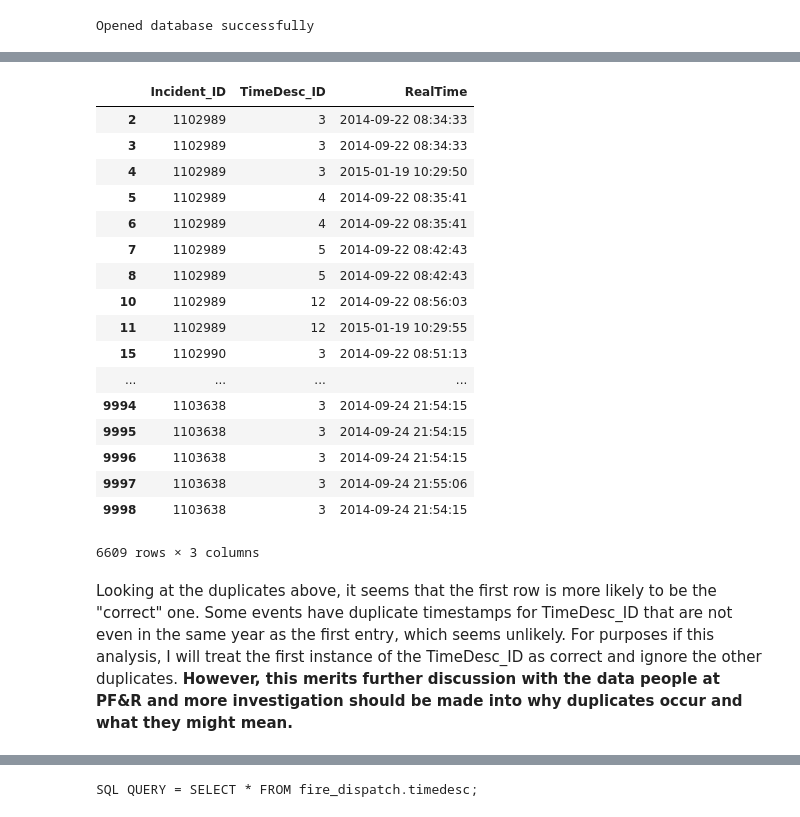
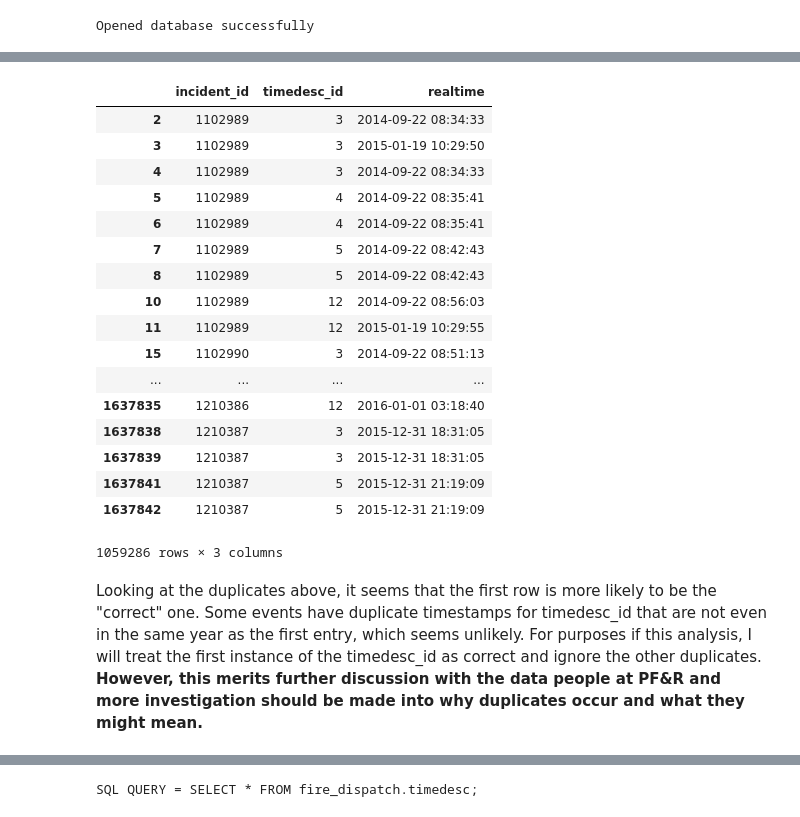
Before and after one commit to sky-t/hack-or-emergency-response, a Jupyter notebook: Fire Dispatch EDA.ipynb, the cells around one changed output, grey strips where cells are left out. Cells and saved outputs as stored; diff of their text form; code cells hidden in the pictures.

```diff
--- a/Fire Dispatch EDA.ipynb
+++ b/Fire Dispatch EDA.ipynb
@@ -49,11 +49,10 @@ def pquery(QUERY):
     except Exception as e:
         print(e.pgerror)
 # %%
-# look at 10K rows of inctimes table first
-QUERY1='''SELECT inctimes."Incident_ID", inctimes."TimeDesc_ID", inctimes."RealTime"
+# look at inctimes table first
+QUERY1='''SELECT inctimes.incident_id, inctimes.timedesc_id, inctimes.realtime
 FROM fire_dispatch.inctimes
-ORDER BY inctimes."Incident_ID", inctimes."TimeDesc_ID"
-LIMIT 10000;
+ORDER BY inctimes.incident_id, inctimes.timedesc_id;
 '''
 # %%
 df1 = pquery(QUERY1)
@@ -119,12 +114,12 @@ df1.duplicated(['Incident_ID','TimeDesc_ID'],keep = False)
 dtype: bool
 # %%
 # print only rows where a duplicate incident_id/timedesc_id pair exists
-df1[df1.duplicated(['Incident_ID','TimeDesc_ID'],keep = False)]
+df1[df1.duplicated(['incident_id','timedesc_id'],keep = False)]
 # %% [output]
-|  | Incident_ID | TimeDesc_ID | RealTime |
+|  | incident_id | timedesc_id | realtime |
 | 2 | 1102989 | 3 | 2014-09-22 08:34:33 |
-| 3 | 1102989 | 3 | 2014-09-22 08:34:33 |
-| 4 | 1102989 | 3 | 2015-01-19 10:29:50 |
+| 3 | 1102989 | 3 | 2015-01-19 10:29:50 |
+| 4 | 1102989 | 3 | 2014-09-22 08:34:33 |
 | 5 | 1102989 | 4 | 2014-09-22 08:35:41 |
 | 6 | 1102989 | 4 | 2014-09-22 08:35:41 |
 | 7 | 1102989 | 5 | 2014-09-22 08:42:43 |
@@ -133,13 +128,13 @@ df1[df1.duplicated(['Incident_ID','TimeDesc_ID'],keep = False)]
 | 11 | 1102989 | 12 | 2015-01-19 10:29:55 |
 | 15 | 1102990 | 3 | 2014-09-22 08:51:13 |
 | ... | ... | ... | ... |
-| 9994 | 1103638 | 3 | 2014-09-24 21:54:15 |
-| 9995 | 1103638 | 3 | 2014-09-24 21:54:15 |
-| 9996 | 1103638 | 3 | 2014-09-24 21:54:15 |
-| 9997 | 1103638 | 3 | 2014-09-24 21:55:06 |
-| 9998 | 1103638 | 3 | 2014-09-24 21:54:15 |
+| 1637835 | 1210386 | 12 | 2016-01-01 03:18:40 |
+| 1637838 | 1210387 | 3 | 2015-12-31 18:31:05 |
+| 1637839 | 1210387 | 3 | 2015-12-31 18:31:05 |
+| 1637841 | 1210387 | 5 | 2015-12-31 21:19:09 |
+| 1637842 | 1210387 | 5 | 2015-12-31 21:19:09 |
-6609 rows × 3 columns
+1059286 rows × 3 columns
 # %% [markdown]
-Looking at the duplicates above, it seems that the first row is more likely to be the "correct" one. Some events have duplicate timestamps for TimeDesc_ID that are not even in the same year as the first entry, which seems unlikely. For purposes if this analysis, I will treat the first instance of the TimeDesc_ID as correct and ignore the other duplicates. **However, this merits further discussion with the data people at PF&R and more investigation should be made into why duplicates occur and what they might mean.**
+Looking at the duplicates above, it seems that the first row is more likely to be the "correct" one. Some events have duplicate timestamps for timedesc_id that are not even in the same year as the first entry, which seems unlikely. For purposes if this analysis, I will treat the first instance of the timedesc_id as correct and ignore the other duplicates. **However, this merits further discussion with the data people at PF&R and more investigation should be made into why duplicates occur and what they might mean.**
 # %%
 # this code does that
```
Also changed, not shown: parts of 21 cells of this notebook.
